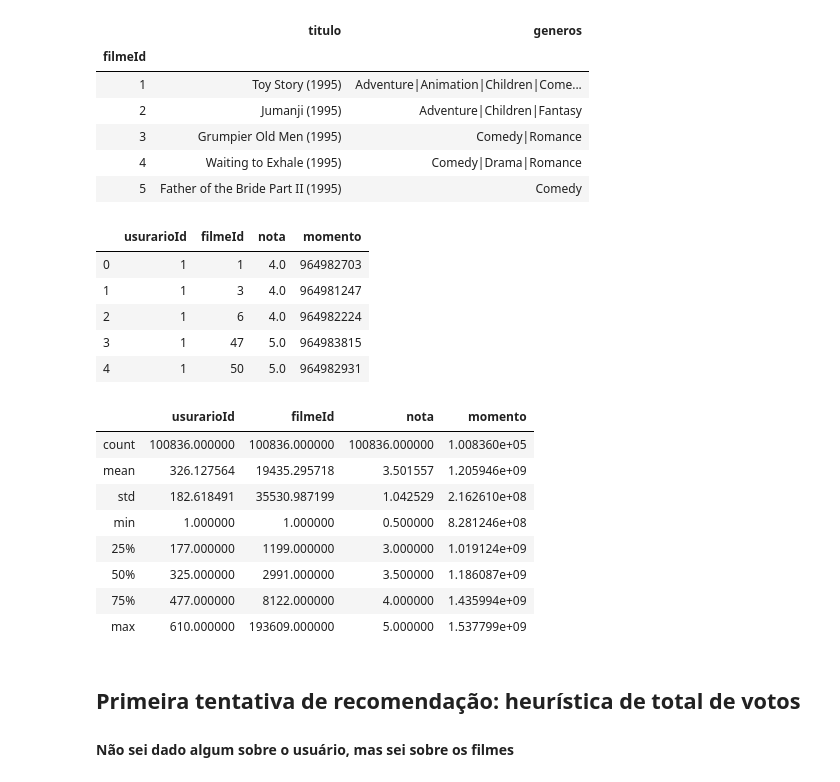
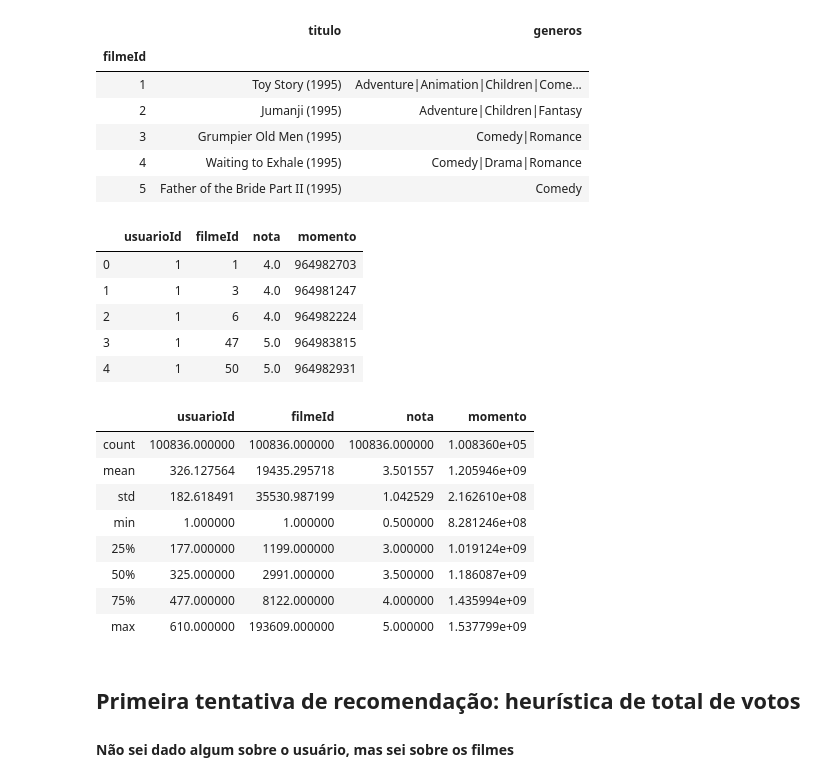
Before and after one commit to ebmm01/machineLearning, a Jupyter notebook: Sistema_recomendacao/sistema_recomendacao.ipynb, the cells around one changed output. Saved outputs shown, nothing was run; the diff lists cells and outputs as text; code cells hidden in the pictures.

```diff
--- a/Sistema_recomendacao/sistema_recomendacao.ipynb
+++ b/Sistema_recomendacao/sistema_recomendacao.ipynb
@@ -17,10 +17,10 @@ filmes.head()
 # %%
 # Carregando as notas
 notas = pd.read_csv("dataset/small/ratings.csv")
-notas.columns = ['usurarioId','filmeId','nota', 'momento']
+notas.columns = ['usuarioId','filmeId','nota', 'momento']
 notas.head()
 # %% [output]
-|  | usurarioId | filmeId | nota | momento |
+|  | usuarioId | filmeId | nota | momento |
 | 0 | 1 | 1 | 4.0 | 964982703 |
 | 1 | 1 | 3 | 4.0 | 964981247 |
 | 2 | 1 | 6 | 4.0 | 964982224 |
@@ -29,7 +29,7 @@ notas.head()
 # %%
 notas.describe()
 # %% [output]
-|  | usurarioId | filmeId | nota | momento |
+|  | usuarioId | filmeId | nota | momento |
 | count | 100836.000000 | 100836.000000 | 100836.000000 | 1.008360e+05 |
 | mean | 326.127564 | 19435.295718 | 3.501557 | 1.205946e+09 |
 | std | 182.618491 | 35530.987199 | 1.042529 | 2.162610e+08 |
```
Also changed, not shown: parts of 7 cells of this notebook.
